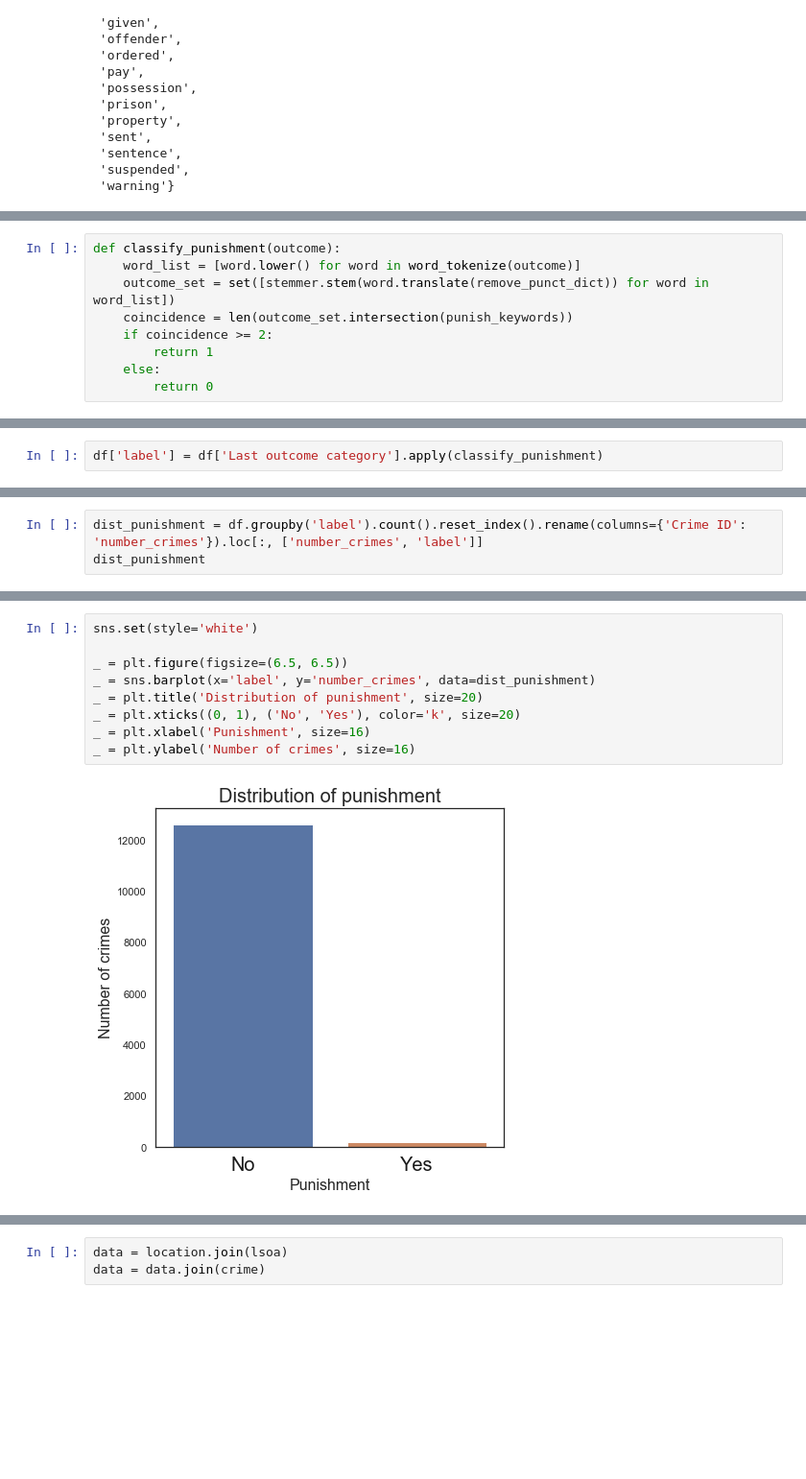
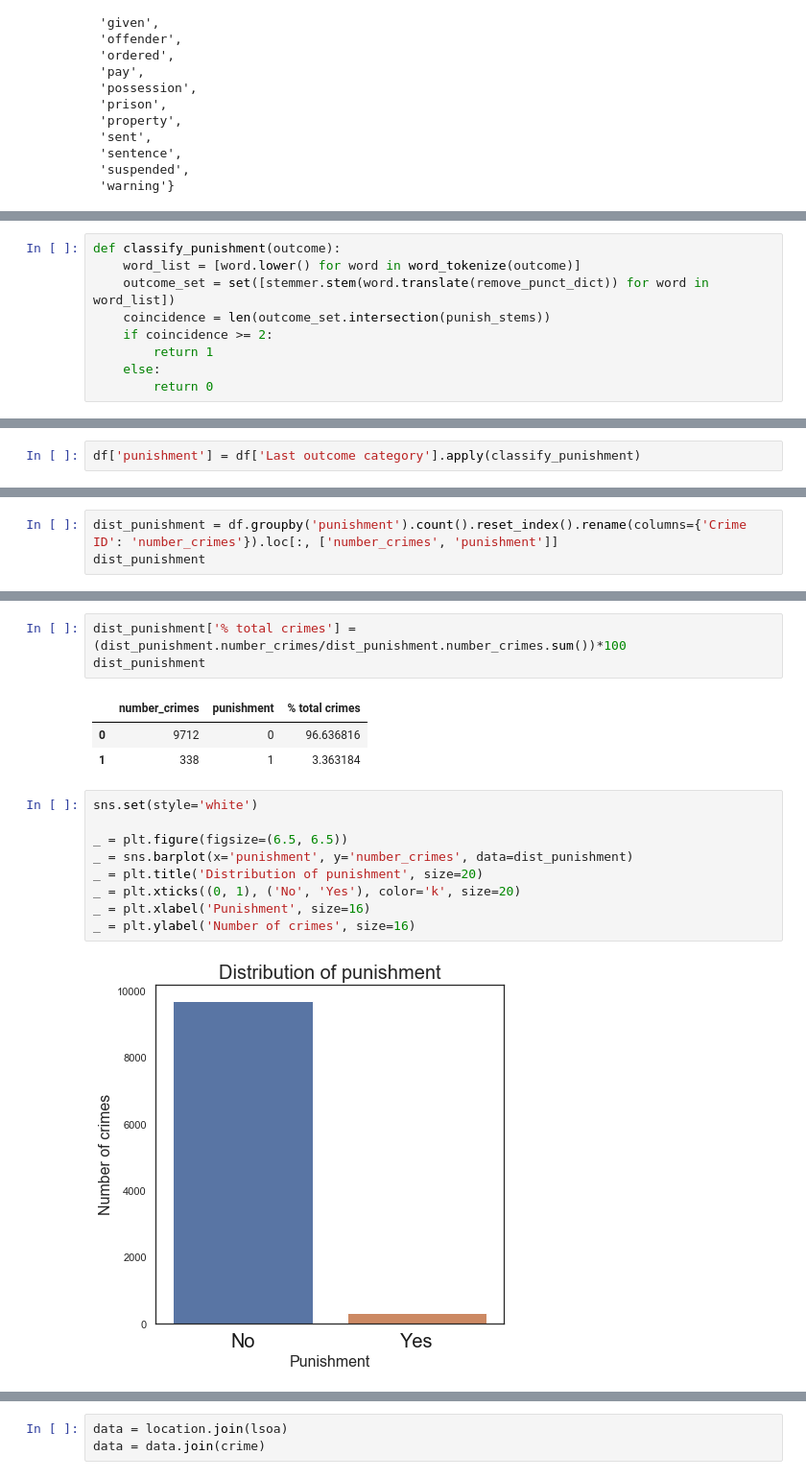
Before and after one commit to Daesparz/Conundrum_1, a Jupyter notebook: data_analysis/Exploratory_Data_Analysis_Part2.ipynb, the cells around one changed output, grey strips where cells are left out. Shown at 96% size. Drawn from its saved outputs; the diff is of its cells as text; blank space fills up the shorter version.

```diff
--- a/data_analysis/Exploratory_Data_Analysis_Part2.ipynb
+++ b/data_analysis/Exploratory_Data_Analysis_Part2.ipynb
@@ -212,7 +295,7 @@ stemmer = nltk.stem.porter.PorterStemmer()
 def classify_punishment(outcome):
     word_list = [word.lower() for word in word_tokenize(outcome)]
     outcome_set = set([stemmer.stem(word.translate(remove_punct_dict)) for word in word_list])
-    coincidence = len(outcome_set.intersection(punish_keywords))
+    coincidence = len(outcome_set.intersection(punish_stems))
     if coincidence >= 2:
         return 1
     else:
@@ -220,5 +305,5 @@ def classify_punishment(outcome):
 # %%
-df['label'] = df['Last outcome category'].apply(classify_punishment)
+df['punishment'] = df['Last outcome category'].apply(classify_punishment)
 # %%
 df.head()
 # %% [output]
@@ -240,4 +327,4 @@ df[df.label == 1].head()
 # %%
-dist_punishment = df.groupby('label').count().reset_index().rename(columns={'Crime ID': 'number_crimes'}).loc[:, ['number_crimes', 'label']]
+dist_punishment = df.groupby('punishment').count().reset_index().rename(columns={'Crime ID': 'number_crimes'}).loc[:, ['number_crimes', 'punishment']]
 dist_punishment
 # %% [output]
@@ -247,11 +334,18 @@ dist_punishment
+# %%
+dist_punishment['% total crimes'] = (dist_punishment.number_crimes/dist_punishment.number_crimes.sum())*100
+dist_punishment
+# %% [output]
+|  | number_crimes | punishment | % total crimes |
+| 0 | 9712 | 0 | 96.636816 |
+| 1 | 338 | 1 | 3.363184 |
 # %%
 sns.set(style='white')
 
 _ = plt.figure(figsize=(6.5, 6.5))
-_ = sns.barplot(x='label', y='number_crimes', data=dist_punishment)
+_ = sns.barplot(x='punishment', y='number_crimes', data=dist_punishment)
 _ = plt.title('Distribution of punishment', size=20)
 _ = plt.xticks((0, 1), ('No', 'Yes'), color='k', size=20)
 _ = plt.xlabel('Punishment', size=16)
 _ = plt.ylabel('Number of crimes', size=16)
 # %% [output]
-[figure, old version]
+[figure, new version]
```
Also changed, not shown: parts of 68 cells of this notebook.
